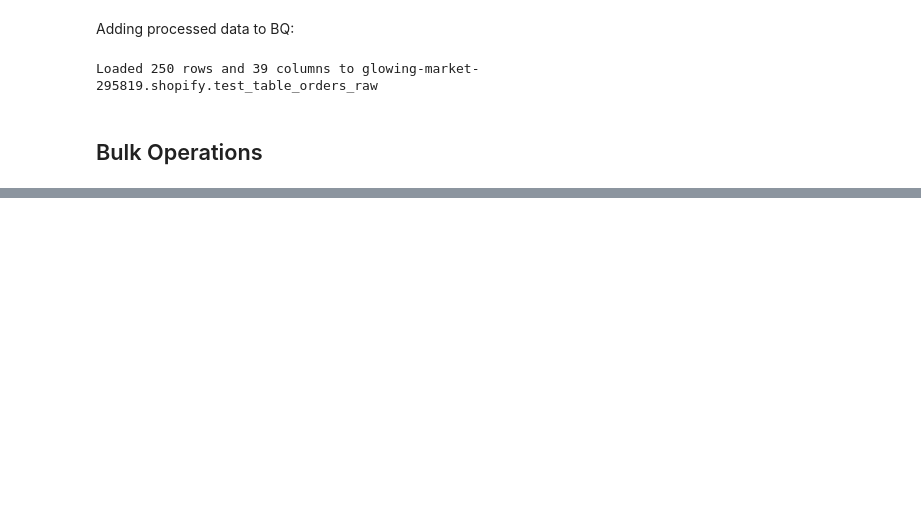
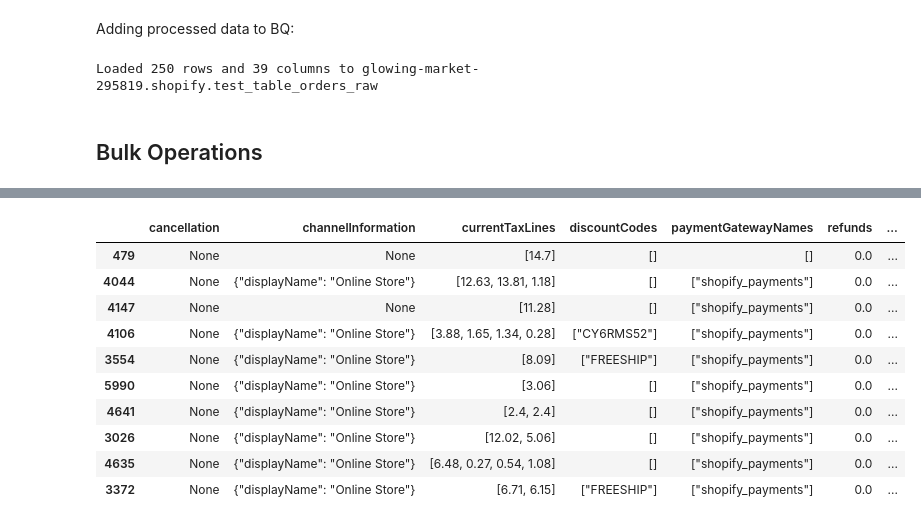
Before and after one commit to leobeta92/shopify-bigquery-pipeline, a Jupyter notebook: shopify_notebook.ipynb, the cells around one changed output, grey strips where cells are left out. Drawn from its saved outputs; the diff is of its cells as text; code cells hidden in the pictures; blank space fills up the shorter version.

```diff
--- a/shopify_notebook.ipynb
+++ b/shopify_notebook.ipynb
@@ -1114,0 +1289,14 @@ bulk_query_response
+# %%
+bulk_df[["cancellation", "channelInformation","currentTaxLines","discountCodes","paymentGatewayNames","refunds","transactions"]].sample(n = 10)
+# %% [output]
+|  | cancellation | channelInformation | currentTaxLines | discountCodes | paymentGatewayNames | refunds | ... |
+| 479 | None | None | [14.7] | [] | [] | 0.0 | ... |
+| 4044 | None | {"displayName": "Online Store"} | [12.63, 13.81, 1.18] | [] | ["shopify_payments"] | 0.0 | ... |
+| 4147 | None | None | [11.28] | [] | ["shopify_payments"] | 0.0 | ... |
+| 4106 | None | {"displayName": "Online Store"} | [3.88, 1.65, 1.34, 0.28] | ["CY6RMS52"] | ["shopify_payments"] | 0.0 | ... |
+| 3554 | None | {"displayName": "Online Store"} | [8.09] | ["FREESHIP"] | ["shopify_payments"] | 0.0 | ... |
+| 5990 | None | {"displayName": "Online Store"} | [3.06] | [] | ["shopify_payments"] | 0.0 | ... |
+| 4641 | None | {"displayName": "Online Store"} | [2.4, 2.4] | [] | ["shopify_payments"] | 0.0 | ... |
+| 3026 | None | {"displayName": "Online Store"} | [12.02, 5.06] | [] | ["shopify_payments"] | 0.0 | ... |
+| 4635 | None | {"displayName": "Online Store"} | [6.48, 0.27, 0.54, 1.08] | [] | ["shopify_payments"] | 0.0 | ... |
+| 3372 | None | {"displayName": "Online Store"} | [6.71, 6.15] | ["FREESHIP"] | ["shopify_payments"] | 0.0 | ... |
```
Also changed, not shown: parts of 60 cells of this notebook, 6 other files.
